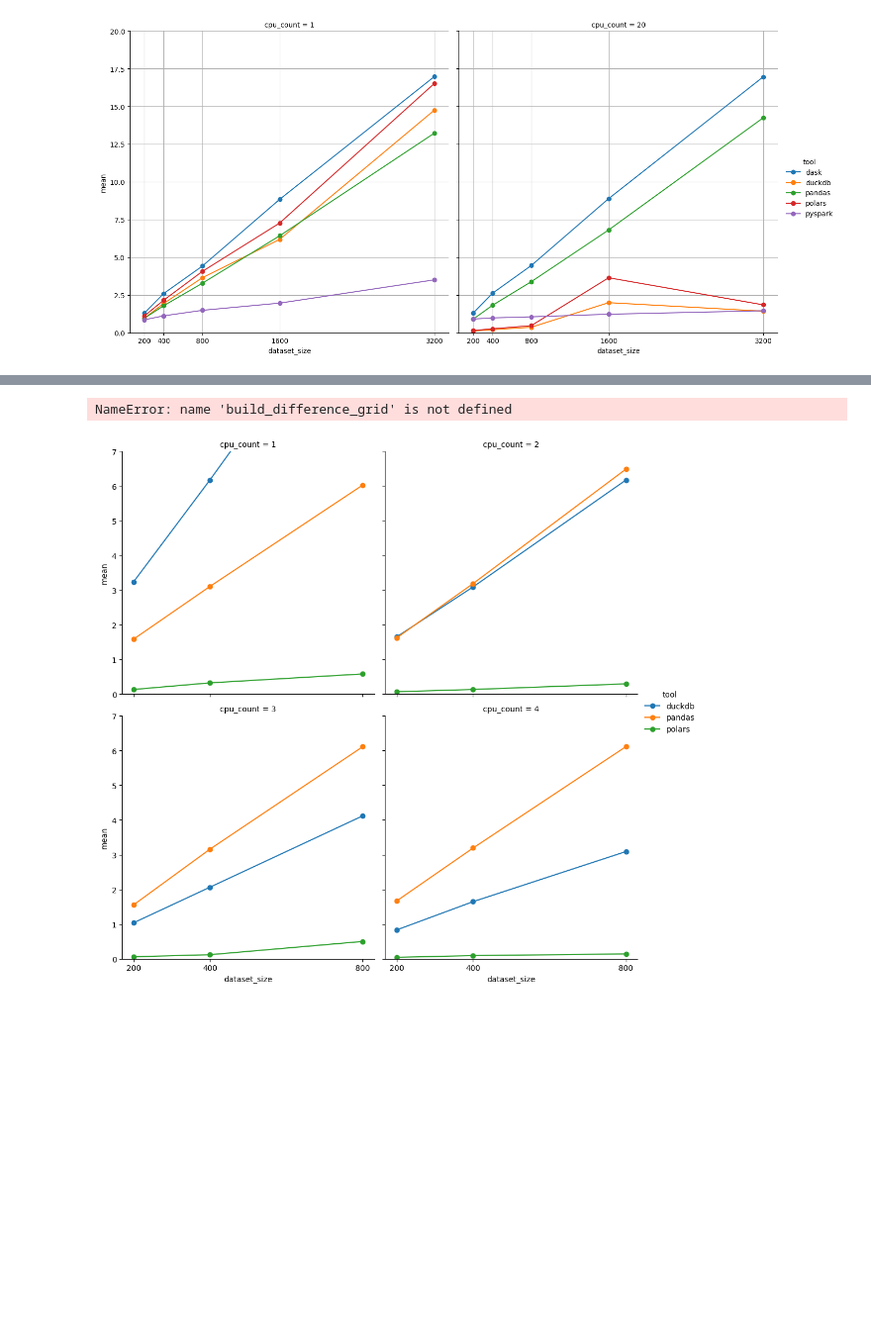
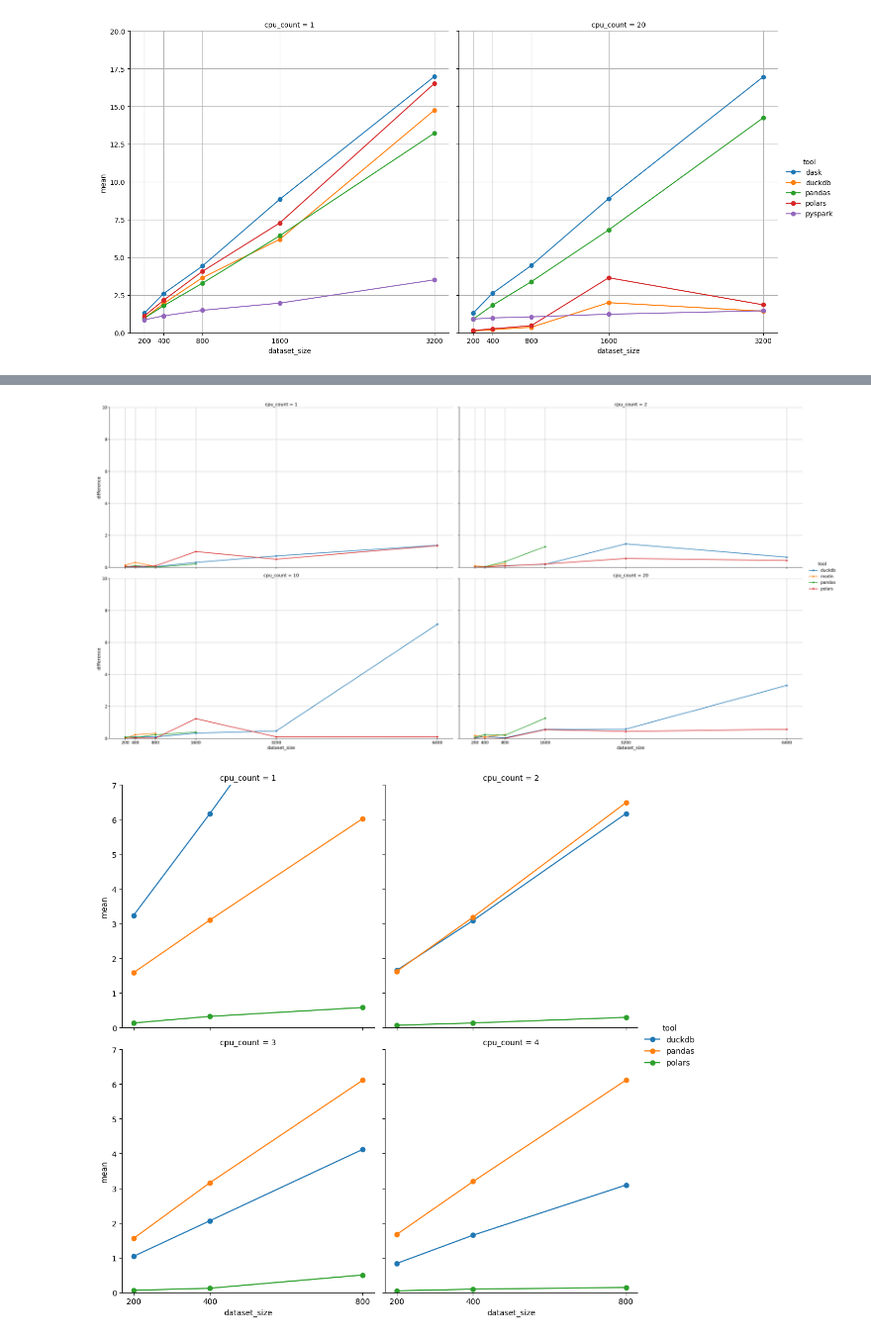
Before and after one commit to vodkar/polars_investigation, a Jupyter notebook: visualize_diagrams.ipynb, the cells around one changed output, grey strips where cells are left out. Shown at 99% size. Cells and saved outputs as stored; diff of their text form; code cells hidden in the pictures; blank space fills up the shorter version.

```diff
--- a/visualize_diagrams.ipynb
+++ b/visualize_diagrams.ipynb
@@ -88,32 +139,5 @@ def build_grid(benchmarks_path: str, ylimit: int = 60, y_column: str = "mean"):
     )
     grid.add_legend()
-# %%
-def build_difference_grid(benchmarks_path: str, ylimit: int = 10):
-    benchmarks = (
-        pl.read_csv(benchmarks_path)
-        .select("dataset_size", "tool", "cpu_count", "time_in_seconds")
-        .with_columns(
-            pl.col("dataset_size").str.replace("MB", "").str.to_integer(),
-            pl.col("tool").str.split("-").list.get(0),
-        )
-    )
-    grouped_benchmarks = (
-        benchmarks.group_by("dataset_size", "tool", "cpu_count")
-        .agg(min=pl.min("time_in_seconds"), max=pl.max("time_in_seconds"))
-        .sort(by=["tool", "dataset_size"])
-        .with_columns((pl.col("max") - pl.col("min")).alias("difference"))
-    )
-    grid = sns.FacetGrid(
-        grouped_benchmarks, col="cpu_count", hue="tool", col_wrap=2, height=8
-    )
-
-    grid.map(plot)
-    grid.set(
-        xticks=grouped_benchmarks.unique("dataset_size").to_series().sort(),
-        ylim=(0, ylimit),
-    )
-    grid.add_legend()
-    grid.apply()
 # %%
 build_grid("group.csv")
 # %% [output]
@@ -137,7 +161,7 @@ build_grid("read_parquet.csv", 80)
 # %%
-build_difference_grid("filter.csv")
+build_difference_grid("group.csv")
 # %% [output]
-NameError: name 'build_difference_grid' is not defined
+[figure, added]
 # %%
 build_grid("filter-1_2.csv", 7)
 # %% [output]
```
Also changed, not shown: parts of 8 cells of this notebook.
